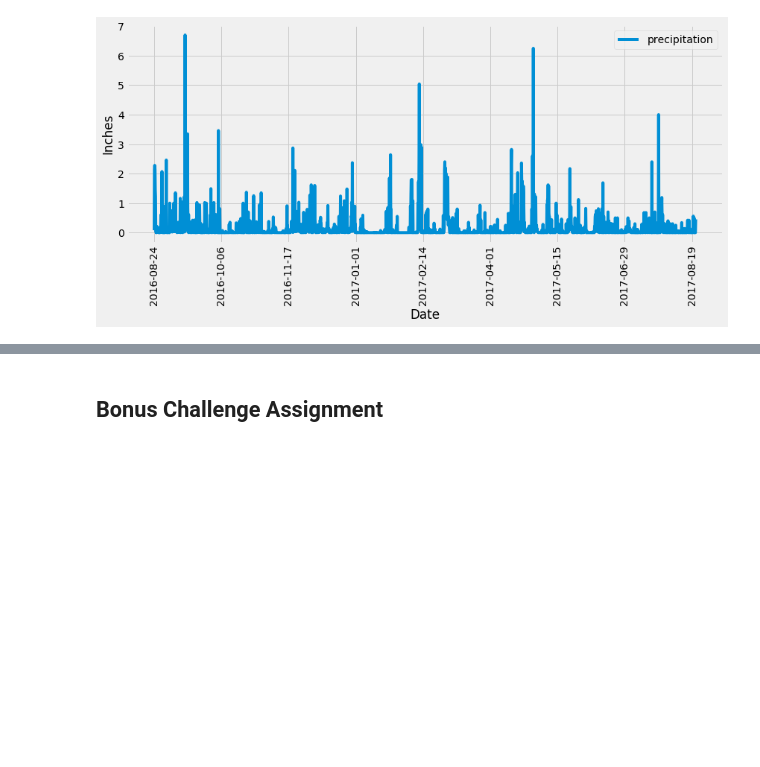
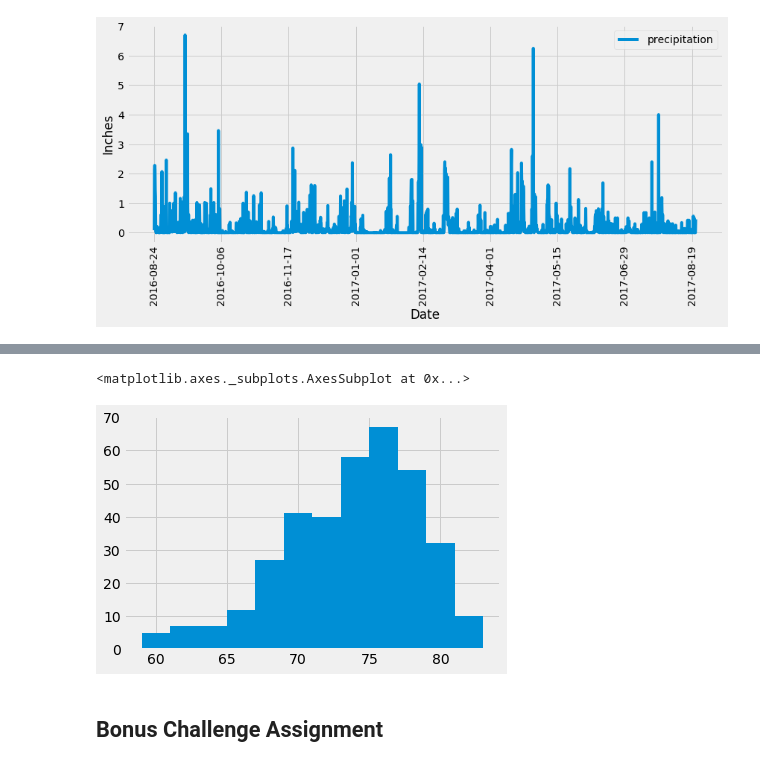
Before and after one commit to gpivaro/sqlalchemy-challenge, a Jupyter notebook: climate.ipynb, the cells around one changed output, grey strips where cells are left out. Saved outputs shown, nothing was run; the diff lists cells and outputs as text; code cells hidden in the pictures; blank space fills up the shorter version.

```diff
--- a/climate.ipynb
+++ b/climate.ipynb
@@ -145,3 +225,10 @@ plt.savefig('precipitation.png')
+# %%
+query_pandas = pd.read_sql("SELECT * FROM measurement WHERE station='USC00519281' ORDER BY date DESC LIMIT 360",engine)
+# %%
+query_pandas['tobs'].hist(bins=12)
+# %% [output]
+<matplotlib.axes._subplots.AxesSubplot at 0x...>
+[figure, added]
 # %% [markdown]
 ## Bonus Challenge Assignment
 # %%
```
Also changed, not shown: parts of 15 cells of this notebook, 1 other file.
